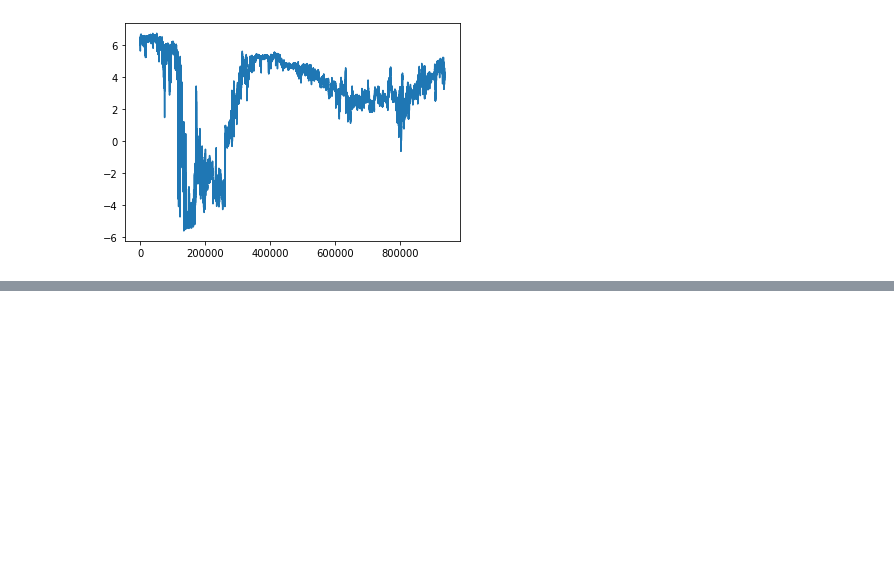
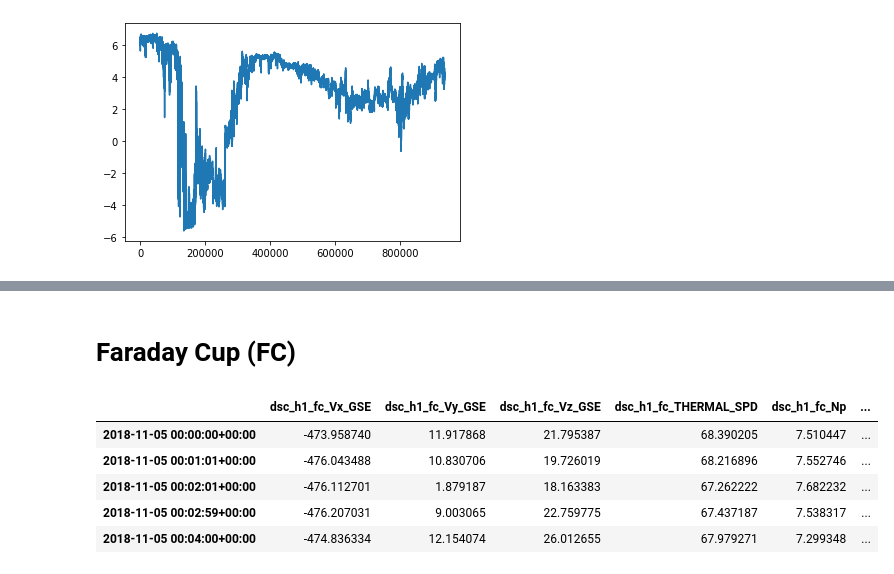
Before and after one commit to zemarchezi/NASASpaceApps, a Jupyter notebook: Read_CDF_Files.ipynb, the cells around one changed output, grey strips where cells are left out. Drawn from its saved outputs; the diff is of its cells as text; code cells hidden in the pictures; blank space fills up the shorter version.

```diff
--- a/Read_CDF_Files.ipynb
+++ b/Read_CDF_Files.ipynb
@@ -68,0 +111,2 @@ mag_field_dataframe["Gy_GSM"].plot()
+# %% [markdown]
+# Faraday Cup (FC)
@@ -68,0 +116,24 @@ mag_field_dataframe["Gy_GSM"].plot()
+# %%
+quants_Vgse = pytplot.data_quants['dsc_h1_fc_V_GSE']
+quants_thermalSpeed = pytplot.data_quants['dsc_h1_fc_THERMAL_SPD']
+quants_Np = pytplot.data_quants['dsc_h1_fc_Np']
+quants_thermalTemp = pytplot.data_quants['dsc_h1_fc_THERMAL_TEMP']
+
+time_fc = quants_Vgse.coords['time'].values
+time_fc_dt = [datetime.datetime.fromtimestamp(i, pytz.timezone("UTC")) for i in time_fc]
+# tplot(['dsc_h1_fc_V_GSE', 'dsc_h1_fc_THERMAL_SPD', 'dsc_h1_fc_Np', 'dsc_h1_fc_THERMAL_TEMP'])
+# %%
+dataframe_fc = pd.DataFrame({"dsc_h1_fc_Vx_GSE":quants_Vgse[:,0],
+                             "dsc_h1_fc_Vy_GSE":quants_Vgse[:,1],
+                             "dsc_h1_fc_Vz_GSE":quants_Vgse[:,2],
+                             "dsc_h1_fc_THERMAL_SPD":quants_thermalSpeed.values,
+                             "dsc_h1_fc_Np":quants_Np.values,
+                             'dsc_h1_fc_THERMAL_TEMP':quants_thermalTemp.values}, index = time_fc_dt)
+dataframe_fc.head()
+# %% [output]
+|  | dsc_h1_fc_Vx_GSE | dsc_h1_fc_Vy_GSE | dsc_h1_fc_Vz_GSE | dsc_h1_fc_THERMAL_SPD | dsc_h1_fc_Np | ... |
+| 2018-11-05 00:00:00+00:00 | -473.958740 | 11.917868 | 21.795387 | 68.390205 | 7.510447 | ... |
+| 2018-11-05 00:01:01+00:00 | -476.043488 | 10.830706 | 19.726019 | 68.216896 | 7.552746 | ... |
+| 2018-11-05 00:02:01+00:00 | -476.112701 | 1.879187 | 18.163383 | 67.262222 | 7.682232 | ... |
+| 2018-11-05 00:02:59+00:00 | -476.207031 | 9.003065 | 22.759775 | 67.437187 | 7.538317 | ... |
+| 2018-11-05 00:04:00+00:00 | -474.836334 | 12.154074 | 26.012655 | 67.979271 | 7.299348 | ... |
```
Also changed, not shown: parts of 11 cells of this notebook.
